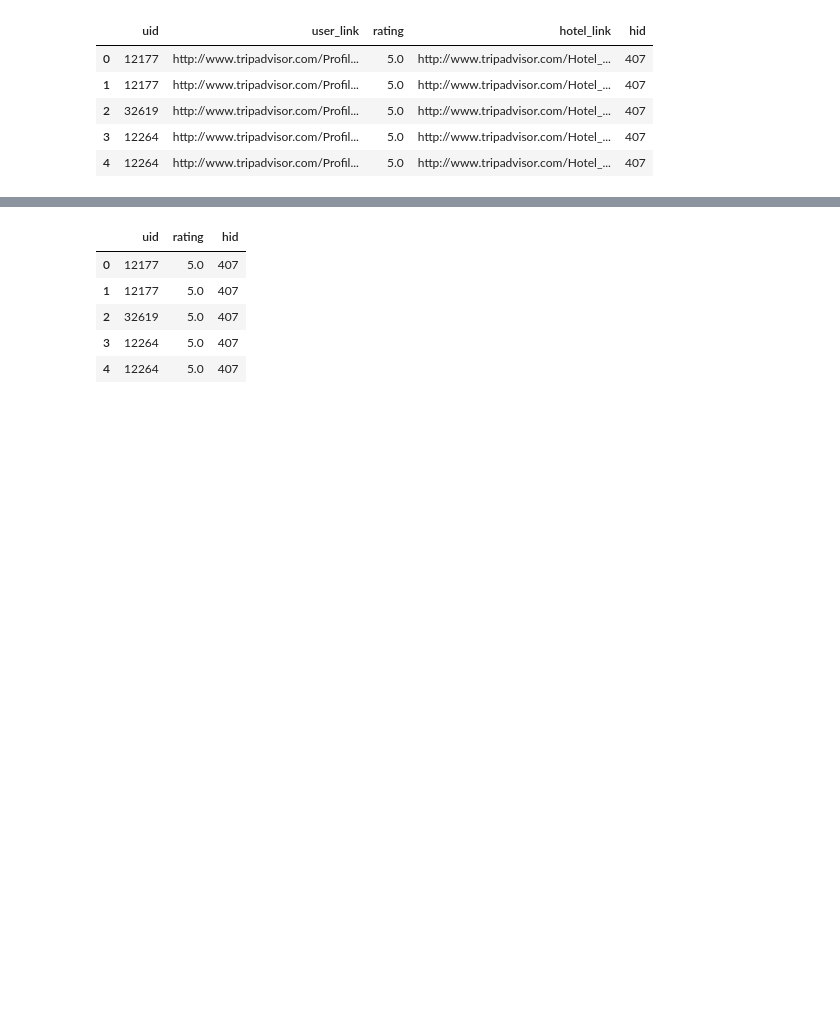
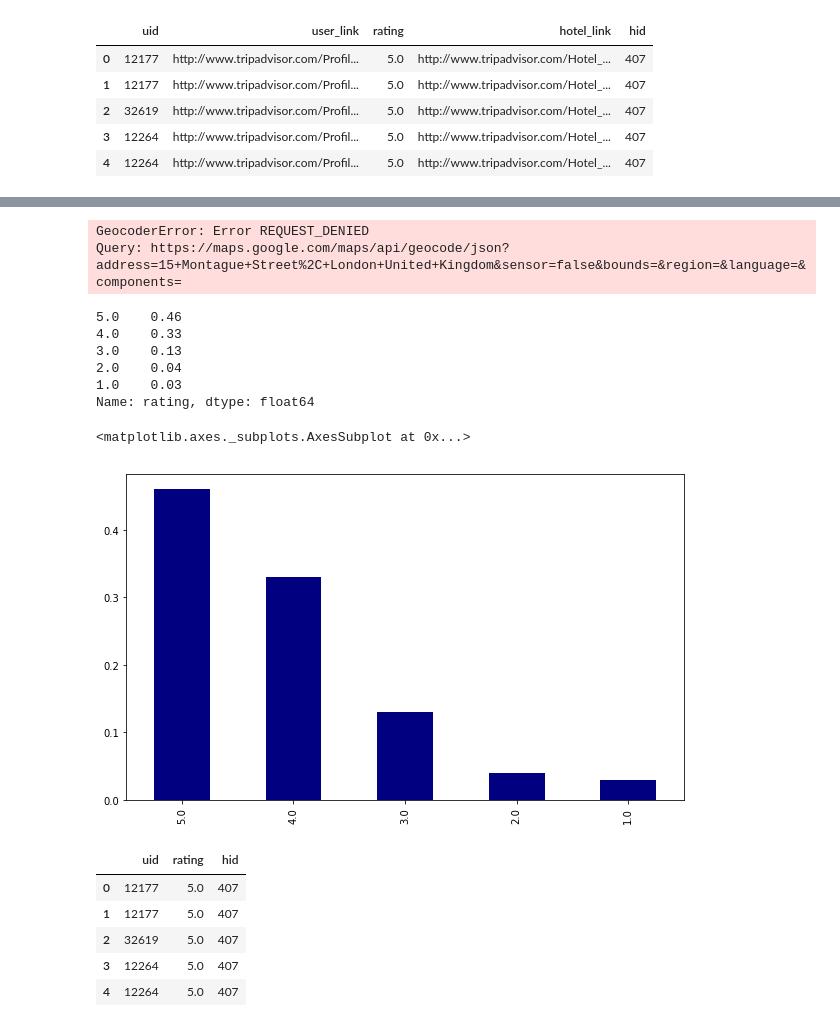
Before and after one commit to thomsu/TripAdvisor_Recommender, a Jupyter notebook: ThomsFinalProject.ipynb, the cells around one changed output, grey strips where cells are left out. Saved outputs shown, nothing was run; the diff lists cells and outputs as text; code cells hidden in the pictures; blank space fills up the shorter version.

```diff
--- a/ThomsFinalProject.ipynb
+++ b/ThomsFinalProject.ipynb
@@ -889,0 +918,7 @@ combined_hotel_reviews.head()
+# %%
+combined_hotel_reviews = pd.merge(combined_hotel_reviews,
+                 tahotel[['hotel_url', 'name', 'address', 'hotel_rating']],
+                 left_on='hotel_link',
+                 right_on='hotel_url',
+                 how='left')
+combined_hotel_reviews.head()
@@ -889,0 +932,2 @@ combined_hotel_reviews.head()
+# %%
+combined_hotel_reviews = combined_hotel_reviews.drop(combined_hotel_reviews[['hotel_url']], axis=1)
@@ -890 +949,6 @@ combined_hotel_reviews.head()
+# %%
+Geocoder.geocode("15 Montague Street, London United Kingdom").valid_address
+# %% [output]
+GeocoderError: Error REQUEST_DENIED
+Query: https://maps.google.com/maps/api/geocode/json?address=15+Montague+Street%2C+London+United+Kingdom&sensor=false&bounds=&region=&language=&components=
 # %%
@@ -892,3 +958,16 @@ combined_hotel_reviews1 = combined_hotel_reviews.drop(combined_hotel_reviews[['u
+# %%
+newplot = (combined_hotel_reviews.rating.value_counts()/combined_hotel_reviews.rating.count()).round(2)
+print(newplot)
+newplot.plot.bar(figsize=(10, 6), color='navy')
+# %% [output]
+5.0    0.46
+4.0    0.33
+3.0    0.13
+2.0    0.04
+1.0    0.03
+Name: rating, dtype: float64
+<matplotlib.axes._subplots.AxesSubplot at 0x...>
+[figure, added]
 # %%
 combined_hotel_reviews1.head()
 # %% [output]
```
Also changed, not shown: parts of 35 cells of this notebook, 3 other files.
